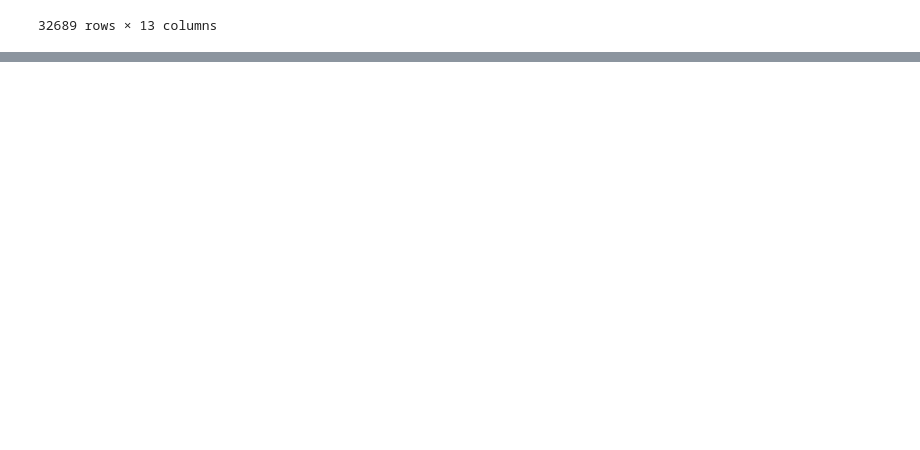
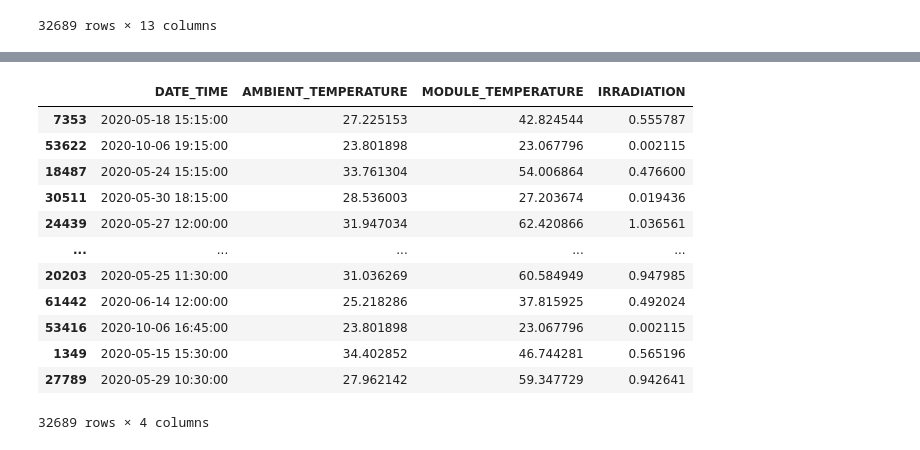
Before and after one commit to Karthik5412/Solar-Energy, a Jupyter notebook: pipeline.ipynb, the cells around one changed output, grey strips where cells are left out. Cells and saved outputs as stored; diff of their text form; code cells hidden in the pictures; blank space fills up the shorter version.

```diff
--- a/pipeline.ipynb
+++ b/pipeline.ipynb
@@ -208,0 +231,16 @@ array([[7.19785414e+03, 2.90734167e+04],
+# %%
+x_train
+# %% [output]
+|  | DATE_TIME | AMBIENT_TEMPERATURE | MODULE_TEMPERATURE | IRRADIATION |
+| 7353 | 2020-05-18 15:15:00 | 27.225153 | 42.824544 | 0.555787 |
+| 53622 | 2020-10-06 19:15:00 | 23.801898 | 23.067796 | 0.002115 |
+| 18487 | 2020-05-24 15:15:00 | 33.761304 | 54.006864 | 0.476600 |
+| 30511 | 2020-05-30 18:15:00 | 28.536003 | 27.203674 | 0.019436 |
+| 24439 | 2020-05-27 12:00:00 | 31.947034 | 62.420866 | 1.036561 |
+| ... | ... | ... | ... | ... |
+| 20203 | 2020-05-25 11:30:00 | 31.036269 | 60.584949 | 0.947985 |
+| 61442 | 2020-06-14 12:00:00 | 25.218286 | 37.815925 | 0.492024 |
+| 53416 | 2020-10-06 16:45:00 | 23.801898 | 23.067796 | 0.002115 |
+| 1349 | 2020-05-15 15:30:00 | 34.402852 | 46.744281 | 0.565196 |
+| 27789 | 2020-05-29 10:30:00 | 27.962142 | 59.347729 | 0.942641 |
+32689 rows × 4 columns
```
Also changed, not shown: parts of 8 cells of this notebook.
